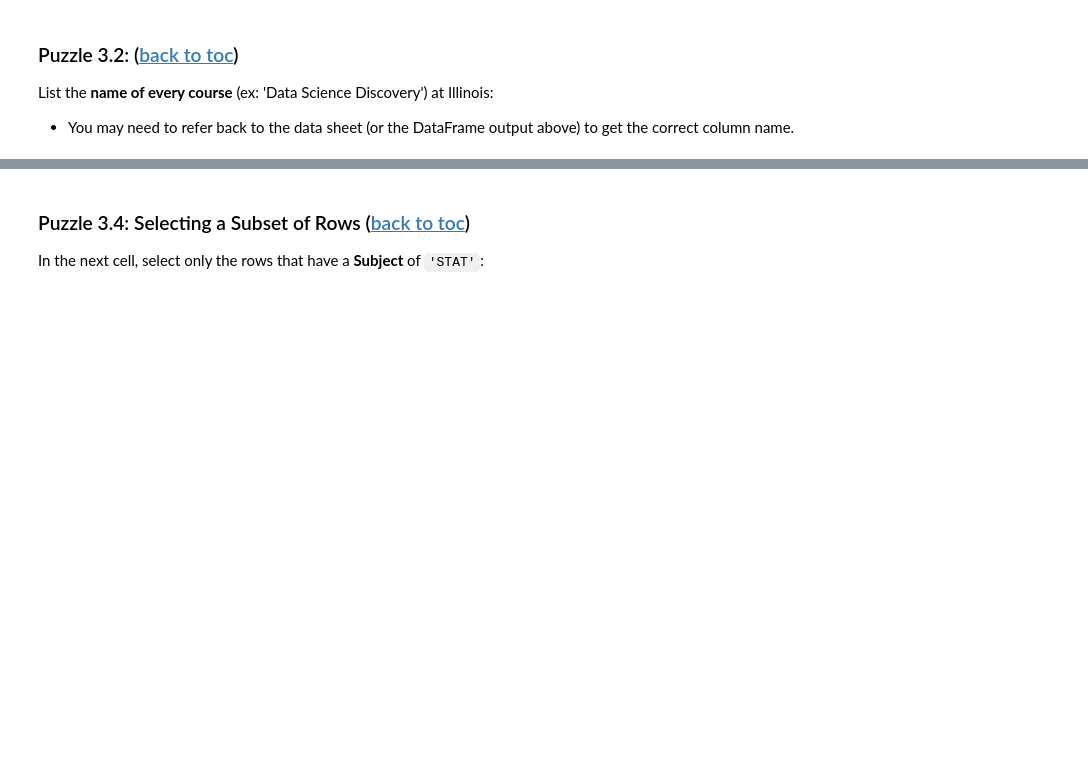
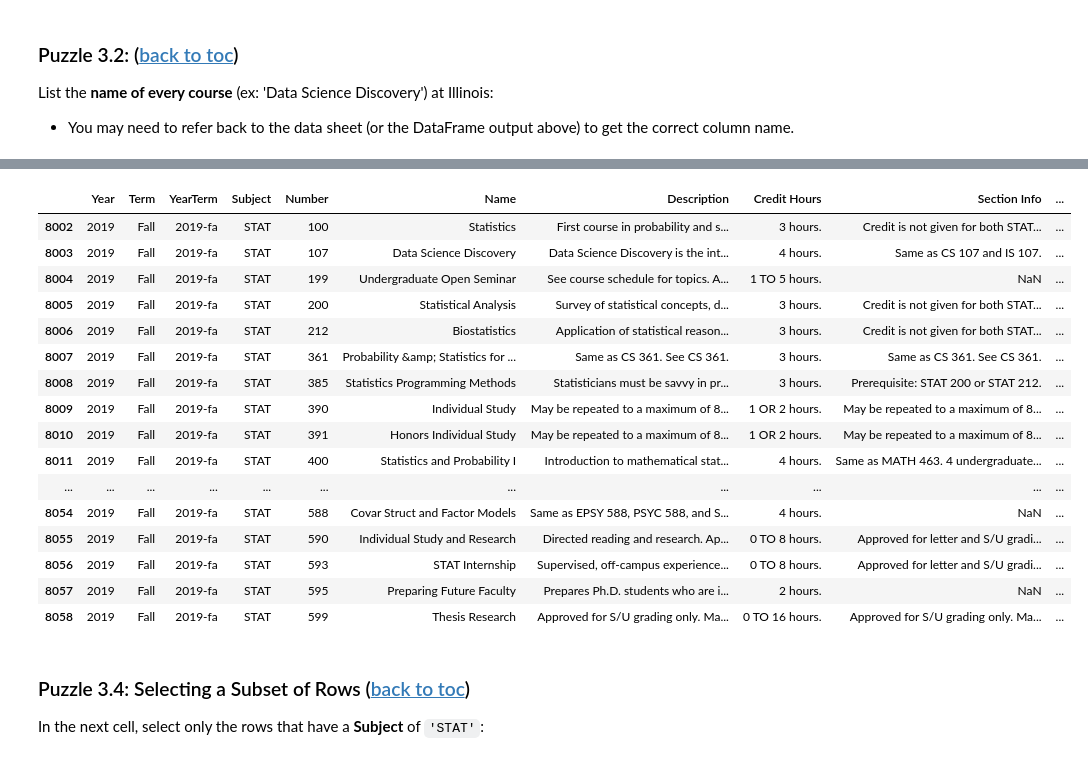
Before and after one commit to jmukkatt/stat107, a Jupyter notebook: lab_pandas/lab_pandas.ipynb, the cells around one changed output, grey strips where cells are left out. Cells and saved outputs as stored; diff of their text form; code cells hidden in the pictures; blank space fills up the shorter version.

```diff
--- a/lab_pandas/lab_pandas.ipynb
+++ b/lab_pandas/lab_pandas.ipynb
@@ -388,0 +398,3 @@ df
+# %%
+df = pd.read_csv("course-catalog.csv")
+df
@@ -457,6 +524,26 @@ The expected result will list a large number or row numbers (0, 1, ..., 8741) th
 We will index into the DataFrame with the full condiitional:
 
 ![image.png](img/DataFarme-row-conditional.png)
+# %%
+df[df["Subject"] =='STAT']
+# %% [output]
+|  | Year | Term | YearTerm | Subject | Number | Name | Description | Credit Hours | Section Info | ... |
+| 8002 | 2019 | Fall | 2019-fa | STAT | 100 | Statistics | First course in probability and s... | 3 hours. | Credit is not given for both STAT... | ... |
+| 8003 | 2019 | Fall | 2019-fa | STAT | 107 | Data Science Discovery | Data Science Discovery is the int... | 4 hours. | Same as CS 107 and IS 107. | ... |
+| 8004 | 2019 | Fall | 2019-fa | STAT | 199 | Undergraduate Open Seminar | See course schedule for topics. A... | 1 TO 5 hours. | NaN | ... |
+| 8005 | 2019 | Fall | 2019-fa | STAT | 200 | Statistical Analysis | Survey of statistical concepts, d... | 3 hours. | Credit is not given for both STAT... | ... |
+| 8006 | 2019 | Fall | 2019-fa | STAT | 212 | Biostatistics | Application of statistical reason... | 3 hours. | Credit is not given for both STAT... | ... |
+| 8007 | 2019 | Fall | 2019-fa | STAT | 361 | Probability &amp; Statistics for ... | Same as CS 361. See CS 361. | 3 hours. | Same as CS 361. See CS 361. | ... |
+| 8008 | 2019 | Fall | 2019-fa | STAT | 385 | Statistics Programming Methods | Statisticians must be savvy in pr... | 3 hours. | Prerequisite: STAT 200 or STAT 212. | ... |
+| 8009 | 2019 | Fall | 2019-fa | STAT | 390 | Individual Study | May be repeated to a maximum of 8... | 1 OR 2 hours. | May be repeated to a maximum of 8... | ... |
+| 8010 | 2019 | Fall | 2019-fa | STAT | 391 | Honors Individual Study | May be repeated to a maximum of 8... | 1 OR 2 hours. | May be repeated to a maximum of 8... | ... |
+| 8011 | 2019 | Fall | 2019-fa | STAT | 400 | Statistics and Probability I | Introduction to mathematical stat... | 4 hours. | Same as MATH 463. 4 undergraduate... | ... |
+| ... | ... | ... | ... | ... | ... | ... | ... | ... | ... | ... |
+| 8054 | 2019 | Fall | 2019-fa | STAT | 588 | Covar Struct and Factor Models | Same as EPSY 588, PSYC 588, and S... | 4 hours. | NaN | ... |
+| 8055 | 2019 | Fall | 2019-fa | STAT | 590 | Individual Study and Research | Directed reading and research. Ap... | 0 TO 8 hours. | Approved for letter and S/U gradi... | ... |
+| 8056 | 2019 | Fall | 2019-fa | STAT | 593 | STAT Internship | Supervised, off-campus experience... | 0 TO 8 hours. | Approved for letter and S/U gradi... | ... |
+| 8057 | 2019 | Fall | 2019-fa | STAT | 595 | Preparing Future Faculty | Prepares Ph.D. students who are i... | 2 hours. | NaN | ... |
+| 8058 | 2019 | Fall | 2019-fa | STAT | 599 | Thesis Research | Approved for S/U grading only. Ma... | 0 TO 16 hours. | Approved for S/U grading only. Ma... | ... |
 # %% [markdown]
 ### Puzzle 3.4: Selecting a Subset of Rows <a id='p34'></a> ([back to toc](#toc))
 
```
Also changed, not shown: parts of 29 cells of this notebook, 1 other file.
